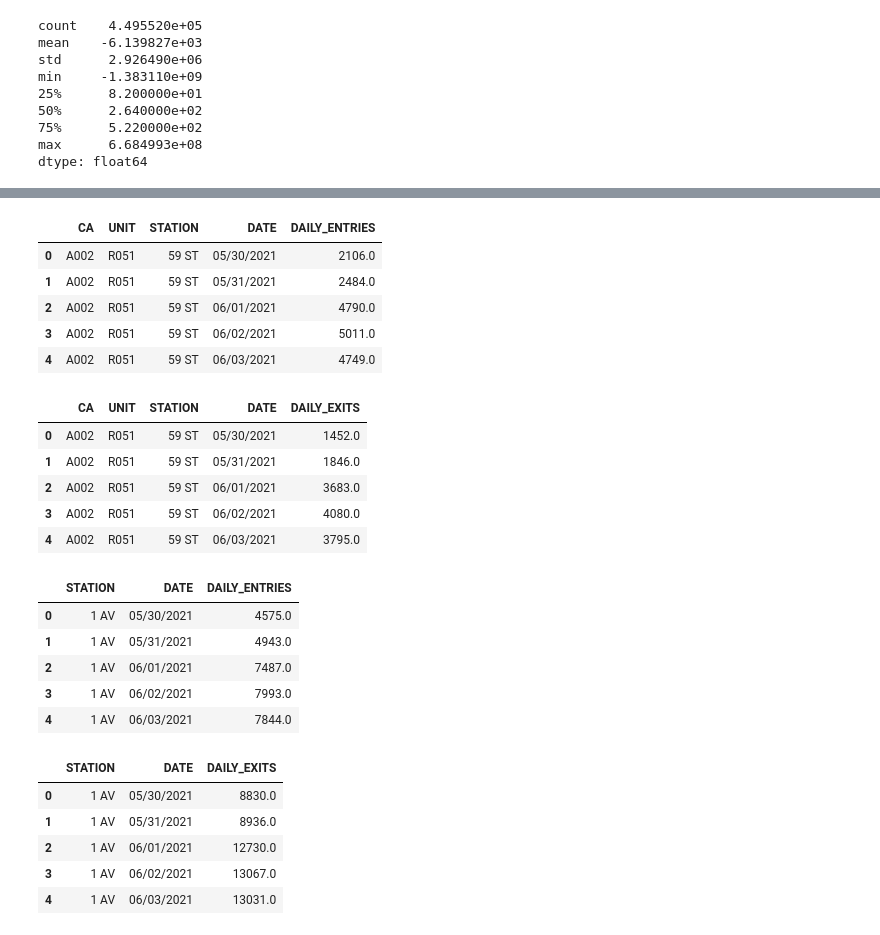
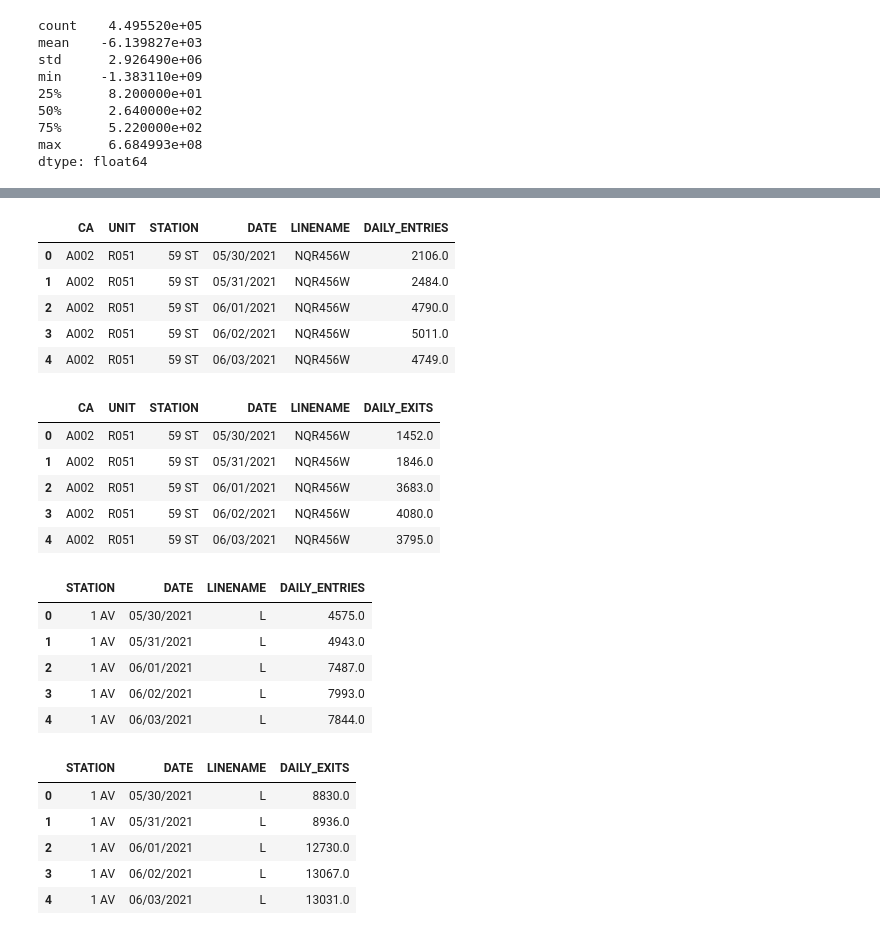
Before and after one commit to ajstake/EDA-Project, a Jupyter notebook: MTA_Data_Gathering_and_Cleaning_Notebook.ipynb, the cells around one changed output, grey strips where cells are left out. Saved outputs shown, nothing was run; the diff lists cells and outputs as text; code cells hidden in the pictures.

```diff
--- a/MTA_Data_Gathering_and_Cleaning_Notebook.ipynb
+++ b/MTA_Data_Gathering_and_Cleaning_Notebook.ipynb
@@ -75,3 +95,3 @@ ts_df1.groupby(['CA', 'UNIT', 'SCP', 'STATION', 'Date_time']).EXITS.count().rese
 # %%
-ts_entries_daily = (ts_df1.groupby(['CA', 'UNIT', 'SCP', 'STATION', 'DATE'], as_index=False).ENTRIES.max())
+ts_entries_daily = (ts_df1.groupby(['CA', 'UNIT', 'SCP', 'STATION', 'LINENAME', 'DATE'], as_index=False).ENTRIES.max())
 # %%
@@ -235,41 +265,41 @@ Name: DAILY_EXITS, dtype: float64
 # %%
-ca_unit_station_entries = ts_entries_daily.groupby(['CA', 'UNIT', 'STATION', 'DATE'])[['DAILY_ENTRIES']].sum().reset_index()
+ca_unit_station_entries = ts_entries_daily.groupby(['CA', 'UNIT', 'STATION', 'DATE', 'LINENAME'])[['DAILY_ENTRIES']].sum().reset_index()
 ca_unit_station_entries.head()
 # %% [output]
-|  | CA | UNIT | STATION | DATE | DAILY_ENTRIES |
-| 0 | A002 | R051 | 59 ST | 05/30/2021 | 2106.0 |
-| 1 | A002 | R051 | 59 ST | 05/31/2021 | 2484.0 |
-| 2 | A002 | R051 | 59 ST | 06/01/2021 | 4790.0 |
-| 3 | A002 | R051 | 59 ST | 06/02/2021 | 5011.0 |
-| 4 | A002 | R051 | 59 ST | 06/03/2021 | 4749.0 |
+|  | CA | UNIT | STATION | DATE | LINENAME | DAILY_ENTRIES |
+| 0 | A002 | R051 | 59 ST | 05/30/2021 | NQR456W | 2106.0 |
+| 1 | A002 | R051 | 59 ST | 05/31/2021 | NQR456W | 2484.0 |
+| 2 | A002 | R051 | 59 ST | 06/01/2021 | NQR456W | 4790.0 |
+| 3 | A002 | R051 | 59 ST | 06/02/2021 | NQR456W | 5011.0 |
+| 4 | A002 | R051 | 59 ST | 06/03/2021 | NQR456W | 4749.0 |
 # %%
-ca_unit_station_exits = ts_exits_daily.groupby(['CA', 'UNIT', 'STATION', 'DATE'])[['DAILY_EXITS']].sum().reset_index()
+ca_unit_station_exits = ts_exits_daily.groupby(['CA', 'UNIT', 'STATION', 'DATE', 'LINENAME'])[['DAILY_EXITS']].sum().reset_index()
 ca_unit_station_exits.head()
 # %% [output]
-|  | CA | UNIT | STATION | DATE | DAILY_EXITS |
-| 0 | A002 | R051 | 59 ST | 05/30/2021 | 1452.0 |
-| 1 | A002 | R051 | 59 ST | 05/31/2021 | 1846.0 |
-| 2 | A002 | R051 | 59 ST | 06/01/2021 | 3683.0 |
-| 3 | A002 | R051 | 59 ST | 06/02/2021 | 4080.0 |
-| 4 | A002 | R051 | 59 ST | 06/03/2021 | 3795.0 |
+|  | CA | UNIT | STATION | DATE | LINENAME | DAILY_EXITS |
+| 0 | A002 | R051 | 59 ST | 05/30/2021 | NQR456W | 1452.0 |
+| 1 | A002 | R051 | 59 ST | 05/31/2021 | NQR456W | 1846.0 |
+| 2 | A002 | R051 | 59 ST | 06/01/2021 | NQR456W | 3683.0 |
+| 3 | A002 | R051 | 59 ST | 06/02/2021 | NQR456W | 4080.0 |
+| 4 | A002 | R051 | 59 ST | 06/03/2021 | NQR456W | 3795.0 |
 # %%
-station_daily_entries = ts_entries_daily.groupby(['STATION', 'DATE'])[['DAILY_ENTRIES']].sum().reset_index()
+station_daily_entries = ts_entries_daily.groupby(['STATION', 'DATE', 'LINENAME'])[['DAILY_ENTRIES']].sum().reset_index()
 station_daily_entries.head()
 # %% [output]
-|  | STATION | DATE | DAILY_ENTRIES |
-| 0 | 1 AV | 05/30/2021 | 4575.0 |
-| 1 | 1 AV | 05/31/2021 | 4943.0 |
-| 2 | 1 AV | 06/01/2021 | 7487.0 |
-| 3 | 1 AV | 06/02/2021 | 7993.0 |
-| 4 | 1 AV | 06/03/2021 | 7844.0 |
+|  | STATION | DATE | LINENAME | DAILY_ENTRIES |
+| 0 | 1 AV | 05/30/2021 | L | 4575.0 |
+| 1 | 1 AV | 05/31/2021 | L | 4943.0 |
+| 2 | 1 AV | 06/01/2021 | L | 7487.0 |
+| 3 | 1 AV | 06/02/2021 | L | 7993.0 |
+| 4 | 1 AV | 06/03/2021 | L | 7844.0 |
 # %%
-station_daily_exits = ts_exits_daily.groupby(['STATION', 'DATE'])[['DAILY_EXITS']].sum().reset_index()
+station_daily_exits = ts_exits_daily.groupby(['STATION', 'DATE', 'LINENAME'])[['DAILY_EXITS']].sum().reset_index()
 station_daily_exits.head()
 # %% [output]
-|  | STATION | DATE | DAILY_EXITS |
-| 0 | 1 AV | 05/30/2021 | 8830.0 |
-| 1 | 1 AV | 05/31/2021 | 8936.0 |
-| 2 | 1 AV | 06/01/2021 | 12730.0 |
-| 3 | 1 AV | 06/02/2021 | 13067.0 |
-| 4 | 1 AV | 06/03/2021 | 13031.0 |
+|  | STATION | DATE | LINENAME | DAILY_EXITS |
+| 0 | 1 AV | 05/30/2021 | L | 8830.0 |
+| 1 | 1 AV | 05/31/2021 | L | 8936.0 |
+| 2 | 1 AV | 06/01/2021 | L | 12730.0 |
+| 3 | 1 AV | 06/02/2021 | L | 13067.0 |
+| 4 | 1 AV | 06/03/2021 | L | 13031.0 |
 # %%
```
Also changed, not shown: parts of 13 cells of this notebook.
